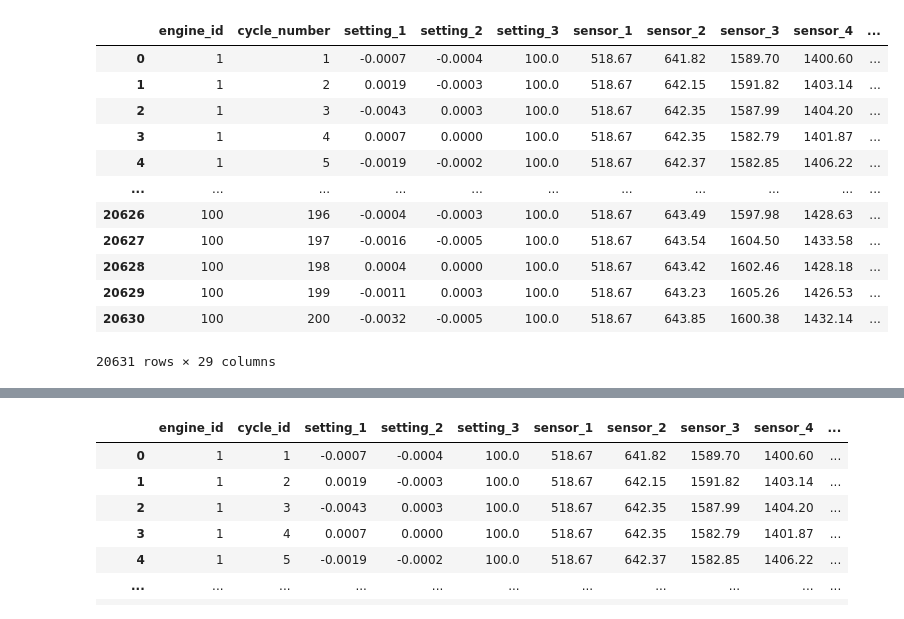
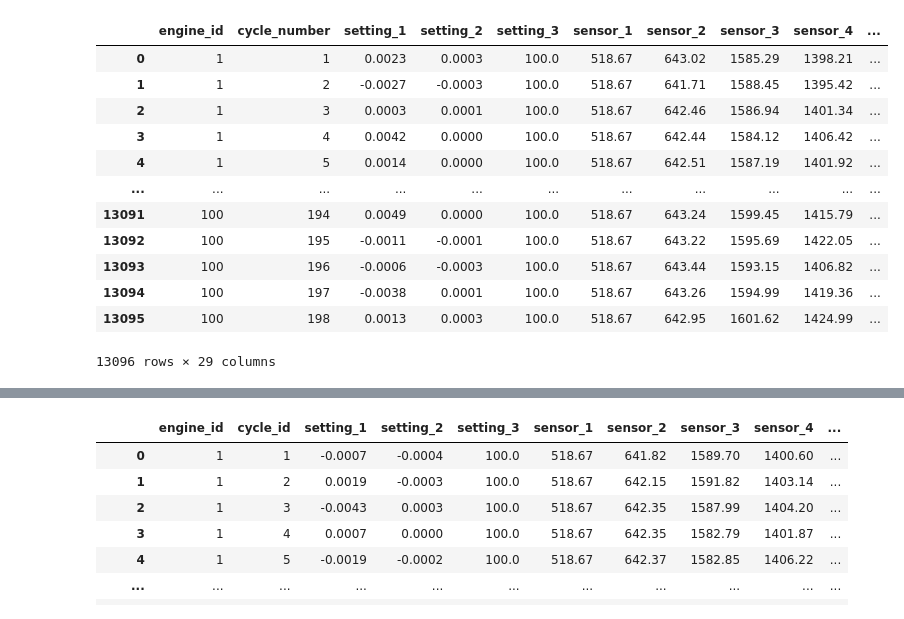
Before and after one commit to Komsan-Kongwongsupak/aura, a Jupyter notebook: src/ingestion/scratch.ipynb, the cells around one changed output, grey strips where cells are left out. Drawn from its saved outputs; the diff is of its cells as text; code cells hidden in the pictures.

Commit message:
complete extract()

```diff
--- a/src/ingestion/scratch.ipynb
+++ b/src/ingestion/scratch.ipynb
@@ -1,30 +1,57 @@
 # %%
+import numpy as np
 import pandas as pd
 from datetime import datetime
+import json
 
-col_engid = "engine_id"
-col_cycno = "cycle_number"
-cols_setting = [f"setting_{i}" for i in range(1, 4)]
-cols_sensor = [f"sensor_{i}" for i in range(1, 22)]
-cols_placeholder = ["empty_1", "empty_2"]
-columns = [col_engid, col_cycno] + cols_setting + cols_sensor + cols_placeholder
+def extract(filepath, data_type, rul_path=None):
+    col_engid = "engine_id"
+    col_cycno = "cycle_number"
+    cols_setting = [f"setting_{i}" for i in range(1, 4)]
+    cols_sensor = [f"sensor_{i}" for i in range(1, 22)]
+    cols_placeholder = ["empty_1", "empty_2"]
+    columns = [col_engid, col_cycno] + cols_setting + cols_sensor + cols_placeholder
 
-df = pd.read_table("../../data/raw/train_FD001.txt", sep=" ", header=None, names=columns).drop(cols_placeholder, axis=1)
-df = pd.merge(df, df.groupby("engine_id").agg(last_cycle_number=("cycle_number", "max")), on="engine_id", how="left")
-df["rul"] = df["last_cycle_number"] - df["cycle_number"]
-df["ingested_at"] = pd.to_datetime(datetime.now(), errors="coerce")
-df
+    df = pd.read_table(filepath, sep=" ", header=None, names=columns).drop(cols_placeholder, axis=1)
+    src_file = {"data": filepath}
+
+    if data_type == "train":
+        df = pd.merge(df, df.groupby("engine_id").agg(last_cycle_number=("cycle_number", "max")), on="engine_id", how="left")
+        df["rul"] = df["last_cycle_number"] - df["cycle_number"]
+        df = df.drop("last_cycle_number", axis=1)
+
+    elif data_type == "test":
+        if rul_path is not None:
+            df_rul = pd.read_table(rul_path, header=None, names=["rul_last"])
+            df_rul["engine_id"] = df_rul.index + 1
+            df = pd.merge(df, df_rul, on="engine_id", how="left")
+            df = pd.merge(df, df.groupby("engine_id").agg(last_cycle_number=("cycle_number", "max")), on="engine_id", how="left")
+            df["rul"] = df["rul_last"] + (df["last_cycle_number"] - df["cycle_number"])
+            df = df.drop(["rul_last", "last_cycle_number"], axis=1)
+
+        else:
+            df["rul"] = np.nan
+
+        src_file["rul"] = rul_path
+
+    df["ingested_at"] = pd.to_datetime(datetime.now(), errors="coerce")
+    df["source_file"] = json.dumps(src_file)
+    return df
+
+# extract("../../data/raw/train_FD001.txt", "train")
+# extract("../../data/raw/test_FD001.txt", "test")
+extract("../../data/raw/test_FD001.txt", "test", "../../data/raw/RUL_FD001.txt")
 # %% [output]
 |  | engine_id | cycle_number | setting_1 | setting_2 | setting_3 | sensor_1 | sensor_2 | sensor_3 | sensor_4 | ... |
-| 0 | 1 | 1 | -0.0007 | -0.0004 | 100.0 | 518.67 | 641.82 | 1589.70 | 1400.60 | ... |
-| 1 | 1 | 2 | 0.0019 | -0.0003 | 100.0 | 518.67 | 642.15 | 1591.82 | 1403.14 | ... |
-| 2 | 1 | 3 | -0.0043 | 0.0003 | 100.0 | 518.67 | 642.35 | 1587.99 | 1404.20 | ... |
-| 3 | 1 | 4 | 0.0007 | 0.0000 | 100.0 | 518.67 | 642.35 | 1582.79 | 1401.87 | ... |
-| 4 | 1 | 5 | -0.0019 | -0.0002 | 100.0 | 518.67 | 642.37 | 1582.85 | 1406.22 | ... |
+| 0 | 1 | 1 | 0.0023 | 0.0003 | 100.0 | 518.67 | 643.02 | 1585.29 | 1398.21 | ... |
+| 1 | 1 | 2 | -0.0027 | -0.0003 | 100.0 | 518.67 | 641.71 | 1588.45 | 1395.42 | ... |
+| 2 | 1 | 3 | 0.0003 | 0.0001 | 100.0 | 518.67 | 642.46 | 1586.94 | 1401.34 | ... |
+| 3 | 1 | 4 | 0.0042 | 0.0000 | 100.0 | 518.67 | 642.44 | 1584.12 | 1406.42 | ... |
+| 4 | 1 | 5 | 0.0014 | 0.0000 | 100.0 | 518.67 | 642.51 | 1587.19 | 1401.92 | ... |
 | ... | ... | ... | ... | ... | ... | ... | ... | ... | ... | ... |
-| 20626 | 100 | 196 | -0.0004 | -0.0003 | 100.0 | 518.67 | 643.49 | 1597.98 | 1428.63 | ... |
-| 20627 | 100 | 197 | -0.0016 | -0.0005 | 100.0 | 518.67 | 643.54 | 1604.50 | 1433.58 | ... |
-| 20628 | 100 | 198 | 0.0004 | 0.0000 | 100.0 | 518.67 | 643.42 | 1602.46 | 1428.18 | ... |
-| 20629 | 100 | 199 | -0.0011 | 0.0003 | 100.0 | 518.67 | 643.23 | 1605.26 | 1426.53 | ... |
-| 20630 | 100 | 200 | -0.0032 | -0.0005 | 100.0 | 518.67 | 643.85 | 1600.38 | 1432.14 | ... |
+| 13091 | 100 | 194 | 0.0049 | 0.0000 | 100.0 | 518.67 | 643.24 | 1599.45 | 1415.79 | ... |
+| 13092 | 100 | 195 | -0.0011 | -0.0001 | 100.0 | 518.67 | 643.22 | 1595.69 | 1422.05 | ... |
+| 13093 | 100 | 196 | -0.0006 | -0.0003 | 100.0 | 518.67 | 643.44 | 1593.15 | 1406.82 | ... |
+| 13094 | 100 | 197 | -0.0038 | 0.0001 | 100.0 | 518.67 | 643.26 | 1594.99 | 1419.36 | ... |
+| 13095 | 100 | 198 | 0.0013 | 0.0003 | 100.0 | 518.67 | 642.95 | 1601.62 | 1424.99 | ... |
-20631 rows × 29 columns
+13096 rows × 29 columns
```
Also changed, not shown: parts of 1 cell of this notebook, 1 other file.
